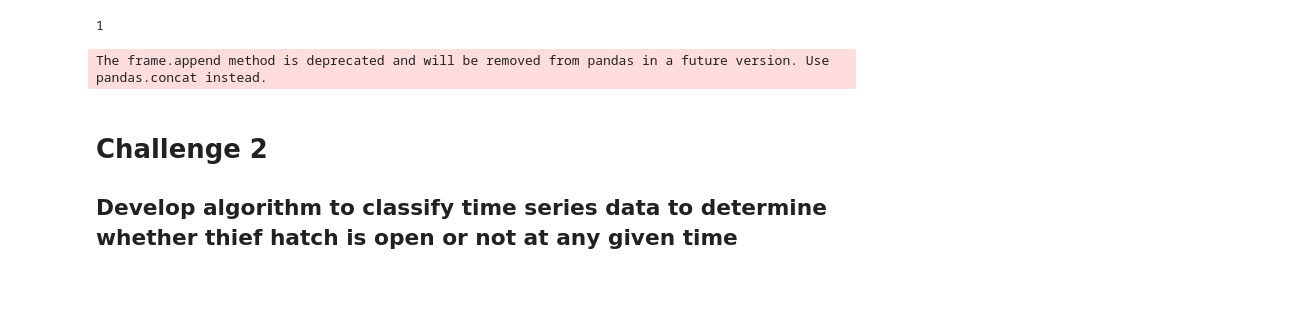
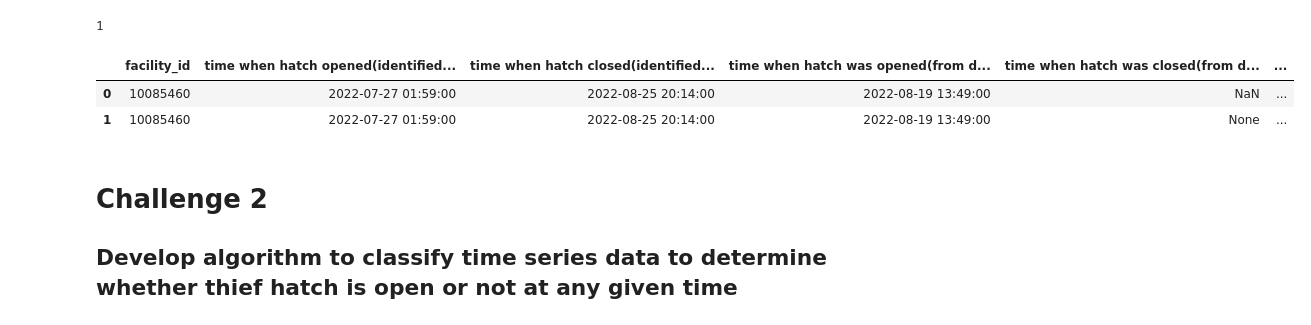
Before and after one commit to brycemines/mines-Innov8x-bpx-challenge-s23, a Jupyter notebook: instructions.ipynb, the cells around one changed output. Drawn from its saved outputs; the diff is of its cells as text; code cells hidden in the pictures; blank space fills up the shorter version.

```diff
--- a/instructions.ipynb
+++ b/instructions.ipynb
@@ -178,34 +178,42 @@ open_hatch_events_manual['time when hatch opened(from work orders data)'] = None
 open_hatch_events_manual['time when hatch closed(from work order data)'] = None
 open_hatch_events_manual['time when hatch opened(from forms data)'] = None
 open_hatch_events_manual['time when hatch closed(from forms data)'] = None
 '''
 
 temp = {'facility_id':id, 'time when hatch opened(identified manually)':manual_open,
         'time when hatch closed(identified manually)':manual_close,
         'time when hatch was opened(from drone data)':drone_opened,
         'time when hatch was closed(from drone data)':drone_closed,
         'time when hatch opened(from work orders data)':workorder_opened,
         'time when hatch closed(from work order data)':workorder_closed,
         'time when hatch opened(from forms data)':forms_opened,
         'time when hatch closed(from forms data)':forms_closed}
+temp = pd.DataFrame(data = temp, index = [0])
 
-open_hatch_events_manual = open_hatch_events_manual.append(temp, ignore_index=True)
+open_hatch_events_manual = pd.concat([open_hatch_events_manual, temp], ignore_index = True)
+open_hatch_events_manual.reset_index()
+
+
 
 done = [10085460]
 
 # it should include 9 columns of
 # facility_id,
 # time when hatch opened(identified manually), time when hatch closed(identified manually)
 # time when hatch was opened(from drone data), time when hatch was close(from drone data),
 # time when hatch opened(from work orders data), time when hatch opened(from work order data)
 # time when hatch opened(from forms data), time when hatch opened(from forms data)
 
 list_of_unique_facilities_in_thp_data = df_thp.FACILITY_ID.unique()
 
 relevent_drone_data = df_drone[df_drone.FACILITY_ID.isin(list_of_unique_facilities_in_thp_data)]
 
 #print(len(list_of_unique_facilities_in_thp_data))
-#print(relevent_drone_data)
+print(relevent_drone_data)
+
+open_hatch_events_manual
 # %% [output]
-The frame.append method is deprecated and will be removed from pandas in a future version. Use pandas.concat instead.
+|  | facility_id | time when hatch opened(identified... | time when hatch closed(identified... | time when hatch was opened(from d... | time when hatch was closed(from d... | ... |
+| 0 | 10085460 | 2022-07-27 01:59:00 | 2022-08-25 20:14:00 | 2022-08-19 13:49:00 | NaN | ... |
+| 1 | 10085460 | 2022-07-27 01:59:00 | 2022-08-25 20:14:00 | 2022-08-19 13:49:00 | None | ... |
 # %%
```
Also changed, not shown: parts of 6 cells of this notebook, 4 other files.
